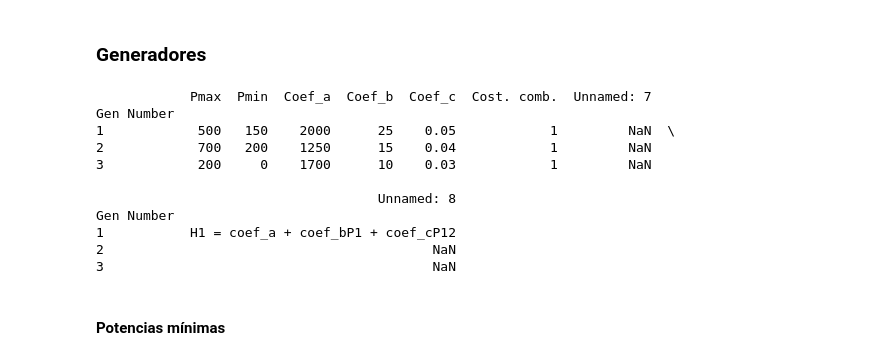
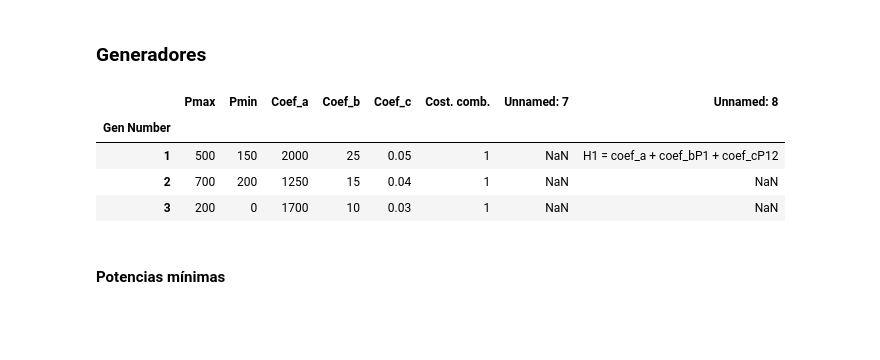
Before and after one commit to pabloajimenezc/Tarea_2_OSEP_2023_1, a Jupyter notebook: T2.ipynb, the cells around one changed output. Saved outputs shown, nothing was run; the diff lists cells and outputs as text; code cells hidden in the pictures; blank space fills up the shorter version.

```diff
--- a/T2.ipynb
+++ b/T2.ipynb
@@ -210,19 +190,13 @@ Precio sombra de m3_min = 0.0
 ### Generadores
 # %%
 Datos_gen = pd.read_excel("Datos_gen.xlsx", sheet_name="Datos_gen", index_col=0)
-print(Datos_gen)
+Datos_gen
 # %% [output]
-            Pmax  Pmin  Coef_a  Coef_b  Coef_c  Cost. comb.  Unnamed: 7
-Gen Number
-1            500   150    2000      25    0.05            1         NaN  \
-2            700   200    1250      15    0.04            1         NaN
-3            200     0    1700      10    0.03            1         NaN
-
-                                    Unnamed: 8
-Gen Number
-1           H1 = coef_a + coef_bP1 + coef_cP12
-2                                          NaN
-3                                          NaN
+|  | Pmax | Pmin | Coef_a | Coef_b | Coef_c | Cost. comb. | Unnamed: 7 | Unnamed: 8 |
+| Gen Number |  |  |  |  |  |  |  |  |
+| 1 | 500 | 150 | 2000 | 25 | 0.05 | 1 | NaN | H1 = coef_a + coef_bP1 + coef_cP12 |
+| 2 | 700 | 200 | 1250 | 15 | 0.04 | 1 | NaN | NaN |
+| 3 | 200 | 0 | 1700 | 10 | 0.03 | 1 | NaN | NaN |
 # %% [markdown]
 #### Potencias mínimas
 # %%
```
Also changed, not shown: parts of 35 cells of this notebook.
